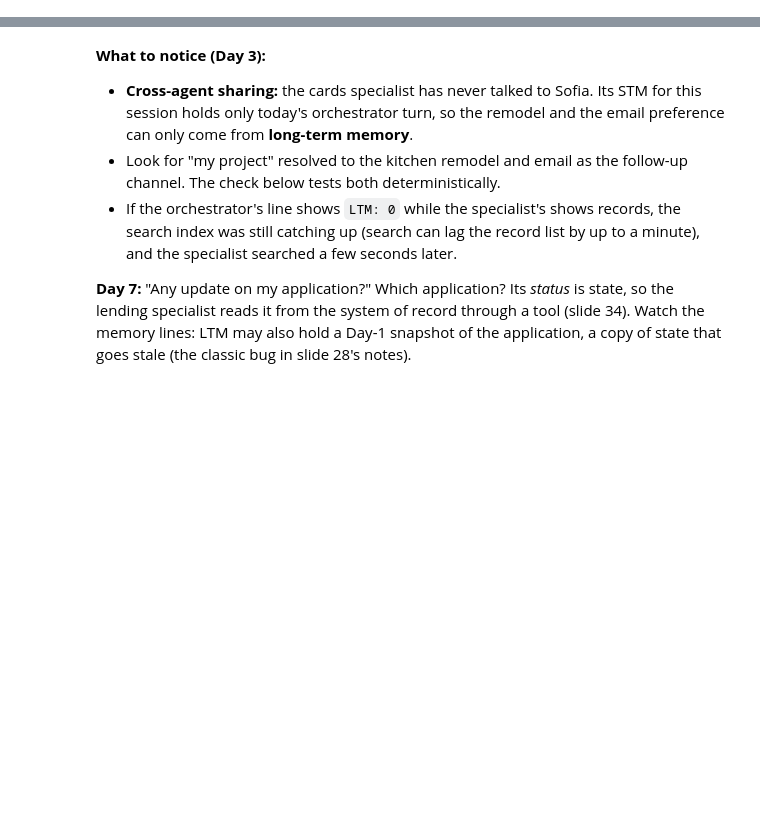
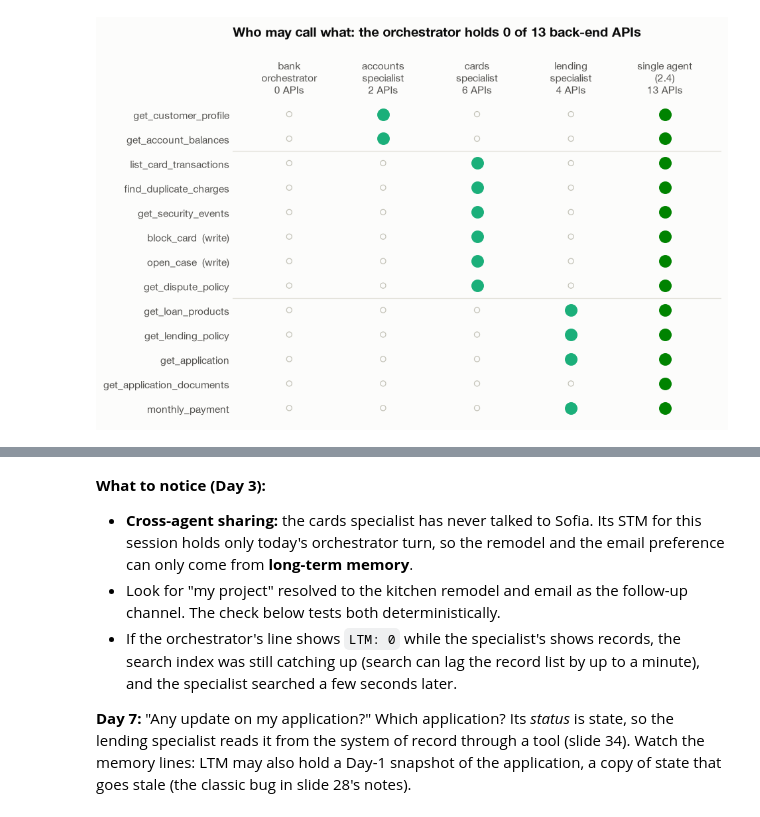
Before and after one commit to sheldton/AWS-advanced-ai-agents, a Jupyter notebook: M01_MultiAgent/M01_multi_agent_demo15_executed.ipynb, the cells around one changed output, grey strips where cells are left out. Drawn from its saved outputs; the diff is of its cells as text; code cells hidden in the pictures; blank space fills up the shorter version.

```diff
--- a/M01_MultiAgent/M01_multi_agent_demo20_executed.ipynb
+++ b/M01_MultiAgent/M01_multi_agent_demo15_executed.ipynb
@@ -2034,0 +411,31 @@ Your case ID CASE-5001 has been opened for the duplicate Harbor Electronics char
+# %%
+# Chart "Who may call what": one column per agent, one dot per back-end API that agent may call
+WRITE_APIS = {"open_case", "block_card"}   # side effects in the bank's systems of record
+GRANT_COLUMNS = {"bank\norchestrator": ([], viz.ROLE_COLORS["orchestrator"]),
+                 **{n.replace("_", "\n"): (s["tools"], viz.ROLE_COLORS["specialist"]) for n, s in SPECIALISTS.items()},
+                 "single agent\n(2.4)": (list(API), MONOLITH_COLOR)}
+api_rows = list(API)
+
+fig, ax = plt.subplots(figsize=(8.8, 5.8))
+for grant_x, (granted, dot_color) in enumerate(GRANT_COLUMNS.values()):
+    for grant_y, api_name in enumerate(api_rows):
+        if api_name in granted:
+            ax.scatter(grant_x, grant_y, s=130, color=dot_color, zorder=3)
+        else:
+            ax.scatter(grant_x, grant_y, s=28, facecolors="none", edgecolors=viz.AXIS, linewidths=0.8, zorder=2)
+ax.set_xticks(range(len(GRANT_COLUMNS)), [f"{label}\n{len(allowed)} APIs" for label, (allowed, _) in GRANT_COLUMNS.items()])
+ax.set_yticks(range(len(api_rows)), [f"{a}  (write)" if a in WRITE_APIS else a for a in api_rows])
+ax.xaxis.tick_top()
+ax.tick_params(length=0)
+ax.set_xlim(-0.6, len(GRANT_COLUMNS) - 0.4)
+ax.set_ylim(len(api_rows) - 0.4, -0.6)
+for boundary in (1.5, 7.5):                         # accounts | cards | lending
+    ax.axhline(boundary, color=viz.GRID, linewidth=0.8)
+ax.grid(False)
+for spine_side in ("left", "bottom", "top", "right"):
+    ax.spines[spine_side].set_visible(False)
+ax.set_title(f"Who may call what: the orchestrator holds 0 of {len(API)} back-end APIs", pad=62)
+plt.tight_layout()
+plt.show()
+# %% [output]
+[figure, added]
```
Also changed, not shown: parts of 118 cells of this notebook, 19 other files.
